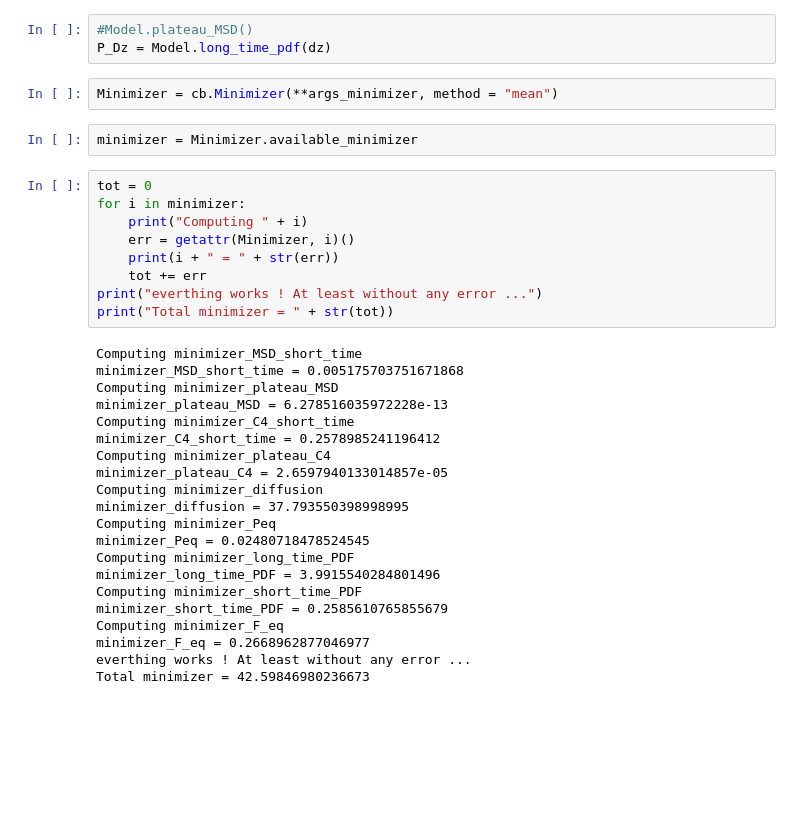
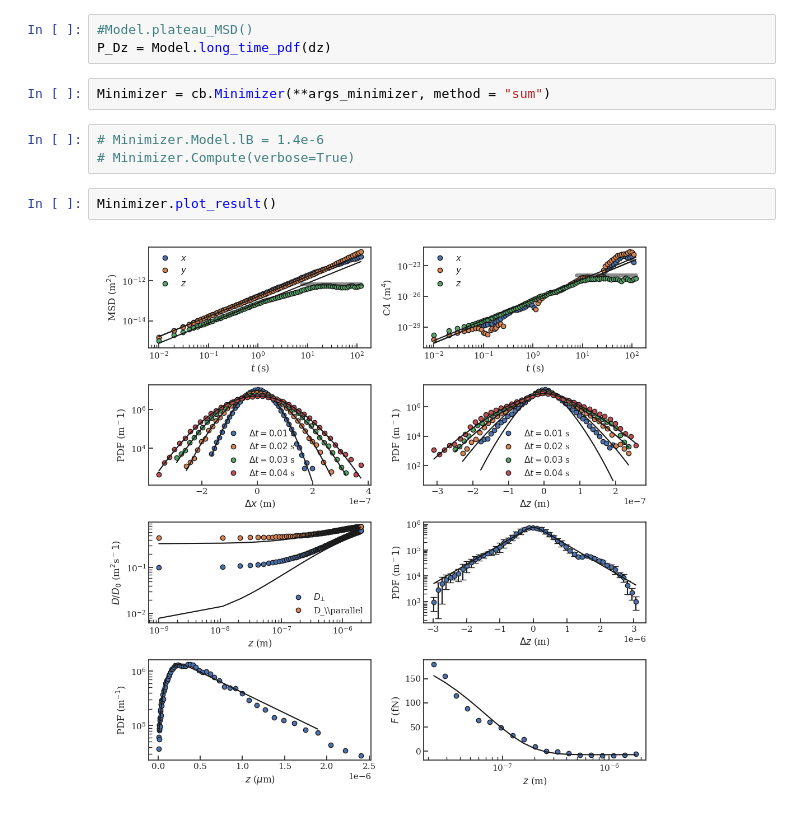
Before and after one commit to eXpensia/Confined_Brownian_Analysis, a Jupyter notebook: tutorial/tutorial.ipynb, the cells around one changed output. Cells and saved outputs as stored; diff of their text form; blank space fills up the shorter version.

```diff
--- a/tutorial/tutorial.ipynb
+++ b/tutorial/tutorial.ipynb
@@ -95,37 +95,12 @@ dz = np.linspace(-5e-6, 5e-6, 10000)
 #Model.plateau_MSD()
 P_Dz = Model.long_time_pdf(dz)
 # %%
-Minimizer = cb.Minimizer(**args_minimizer, method = "mean")
+Minimizer = cb.Minimizer(**args_minimizer, method = "sum")
 # %%
-minimizer = Minimizer.available_minimizer
+# Minimizer.Model.lB = 1.4e-6
+# Minimizer.Compute(verbose=True)
-# %%
-tot = 0
-for i in minimizer:
-    print("Computing " + i)
-    err = getattr(Minimizer, i)()
-    print(i + " = " + str(err))
-    tot += err
-print("everthing works ! At least without any error ...")
-print("Total minimizer = " + str(tot))
-# %% [output]
-Computing minimizer_MSD_short_time
-minimizer_MSD_short_time = 0.005175703751671868
-Computing minimizer_plateau_MSD
-minimizer_plateau_MSD = 6.278516035972228e-13
-Computing minimizer_C4_short_time
-minimizer_C4_short_time = 0.2578985241196412
-Computing minimizer_plateau_C4
-minimizer_plateau_C4 = 2.6597940133014857e-05
-Computing minimizer_diffusion
-minimizer_diffusion = 37.793550398998995
-Computing minimizer_Peq
-minimizer_Peq = 0.02480718478524545
-Computing minimizer_long_time_PDF
-minimizer_long_time_PDF = 3.9915540284801496
-Computing minimizer_short_time_PDF
-minimizer_short_time_PDF = 0.2585610765855679
-Computing minimizer_F_eq
-minimizer_F_eq = 0.2668962877046977
-everthing works ! At least without any error ...
-Total minimizer = 42.59846980236673
+# %%
+Minimizer.plot_result()
+# %% [output]
+[figure, added]
 # %%
```
Also changed, not shown: parts of 18 cells of this notebook, 2 other files.
